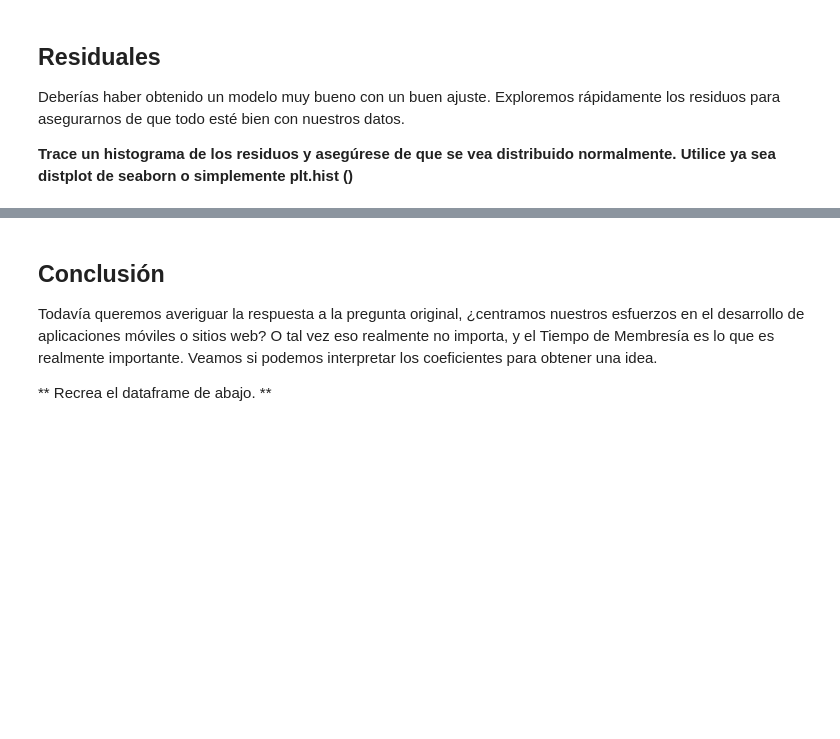
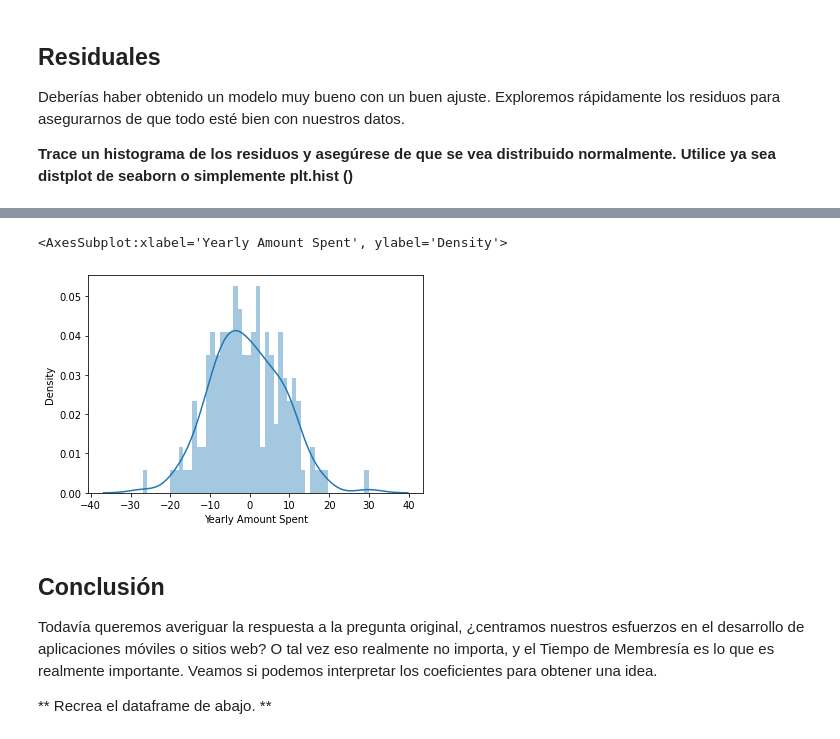
Before and after one commit to AlexTprog/ApuntesSM, a Jupyter notebook: CICLO-VII/IA/Parte_practica/semana3/02RegresionLineal- EjercicioPropuesto .ipynb, the cells around one changed output, grey strips where cells are left out. Saved outputs shown, nothing was run; the diff lists cells and outputs as text; code cells hidden in the pictures; blank space fills up the shorter version.

```diff
--- a/CICLO-VII/IA/Parte_practica/semana3/02RegresionLineal- EjercicioPropuesto .ipynb
+++ b/CICLO-VII/IA/Parte_practica/semana3/02RegresionLineal- EjercicioPropuesto .ipynb
@@ -206,3 +246,8 @@ Deberías haber obtenido un modelo muy bueno con un buen ajuste. Exploremos ráp
+# %%
+sns.distplot((y_test - predict),bins=50)
+# %% [output]
+<AxesSubplot:xlabel='Yearly Amount Spent', ylabel='Density'>
+[figure, added]
 # %% [markdown]
 ## Conclusión
 Todavía queremos averiguar la respuesta a la pregunta original, ¿centramos nuestros esfuerzos en el desarrollo de aplicaciones móviles o sitios web? O tal vez eso realmente no importa, y el Tiempo de Membresía es lo que es realmente importante. Veamos si podemos interpretar los coeficientes para obtener una idea.
```
Also changed, not shown: parts of 25 cells of this notebook, 4 other files.
